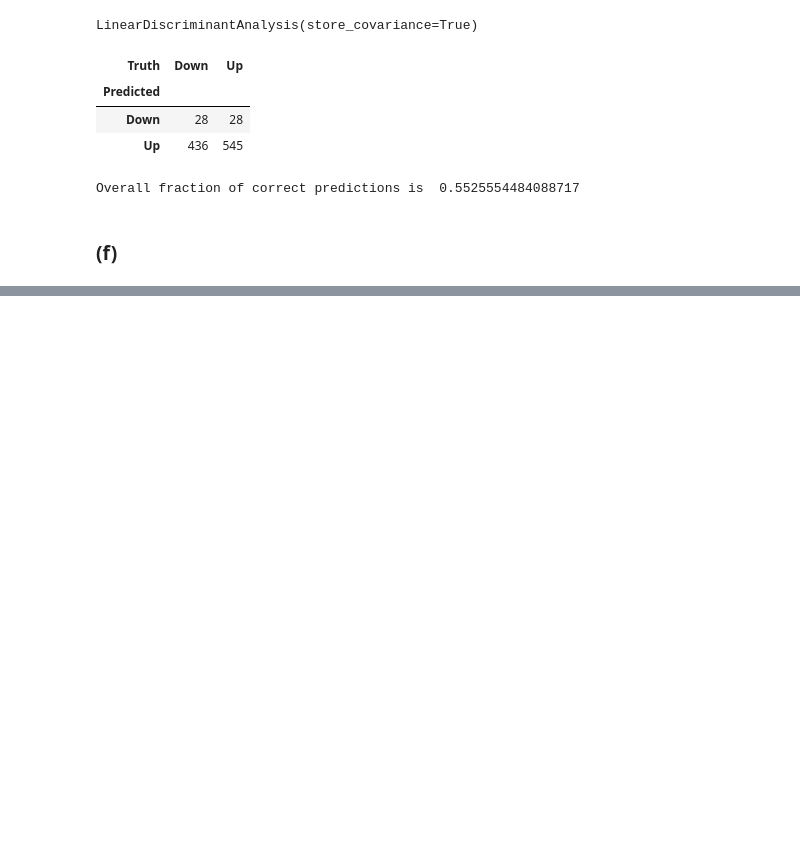
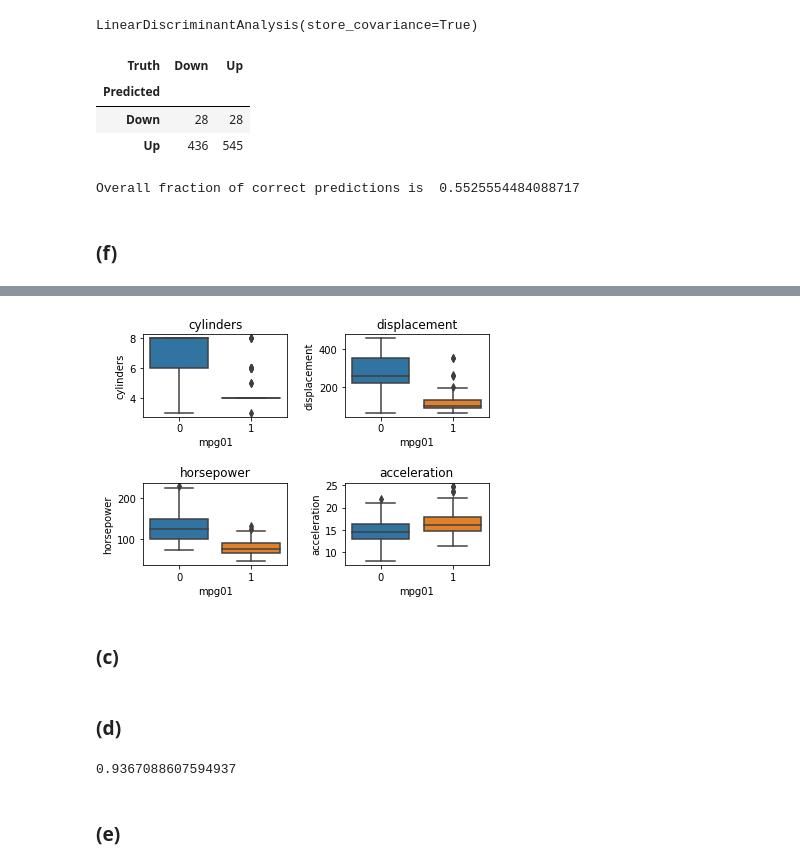
Before and after one commit to Mousavisp/ISLP-Exersises, a Jupyter notebook: Ch04.ipynb, the cells around one changed output, grey strips where cells are left out. Saved outputs shown, nothing was run; the diff lists cells and outputs as text; code cells hidden in the pictures; blank space fills up the shorter version.

```diff
--- a/Ch04.ipynb
+++ b/Ch04.ipynb
@@ -177,0 +328,28 @@ Overall fraction of correct predictions is  0.5525554484088717
+# %%
+plt.subplot(2,2,1)
+sns.boxplot(Auto.mpg01, Auto.cylinders)
+plt.title("cylinders")
+
+plt.subplot(2,2,2)
+sns.boxplot(Auto.mpg01, Auto.displacement)
+plt.title("displacement")
+
+plt.subplot(2,2,3)
+sns.boxplot(Auto.mpg01, Auto.horsepower)
+plt.title("horsepower")
+
+plt.subplot(2,2,4)
+sns.boxplot(Auto.mpg01, Auto.acceleration)
+plt.title("acceleration")
+
+plt.subplots_adjust(left=0.1,
+                    bottom=0.1,
+                    right=0.9,
+                    top=0.9,
+                    wspace=0.4,
+                    hspace=0.8)
+plt.show()
+# %% [output]
+[figure, added]
+# %% [markdown]
+### (c)
@@ -177,0 +359,12 @@ Overall fraction of correct predictions is  0.5525554484088717
+# %% [markdown]
+### (d)
+# %%
+lda = LDA(store_covariance=True)
+X_train, X_test = [M.drop(columns=['intercept'])
+                   for M in [X_train, X_test]]
+lda.fit(X_train, y_train)
+accuracy_score(y_test, lda.predict(X_test))
+# %% [output]
+0.9367088607594937
+# %% [markdown]
+### (e)
```
Also changed, not shown: parts of 38 cells of this notebook.
